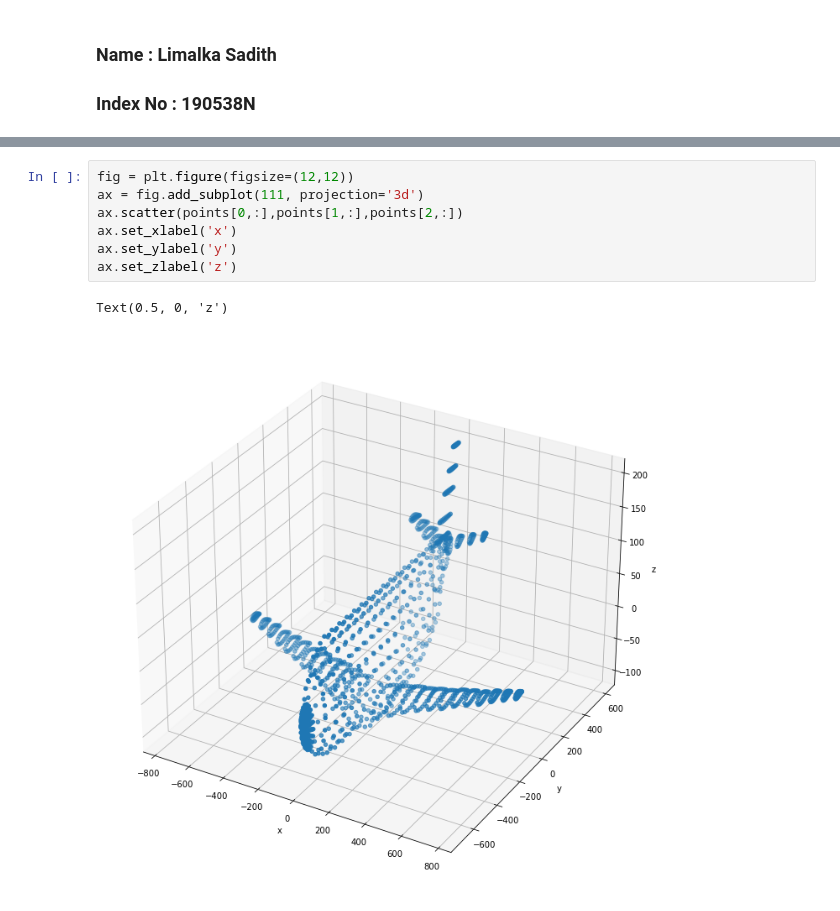
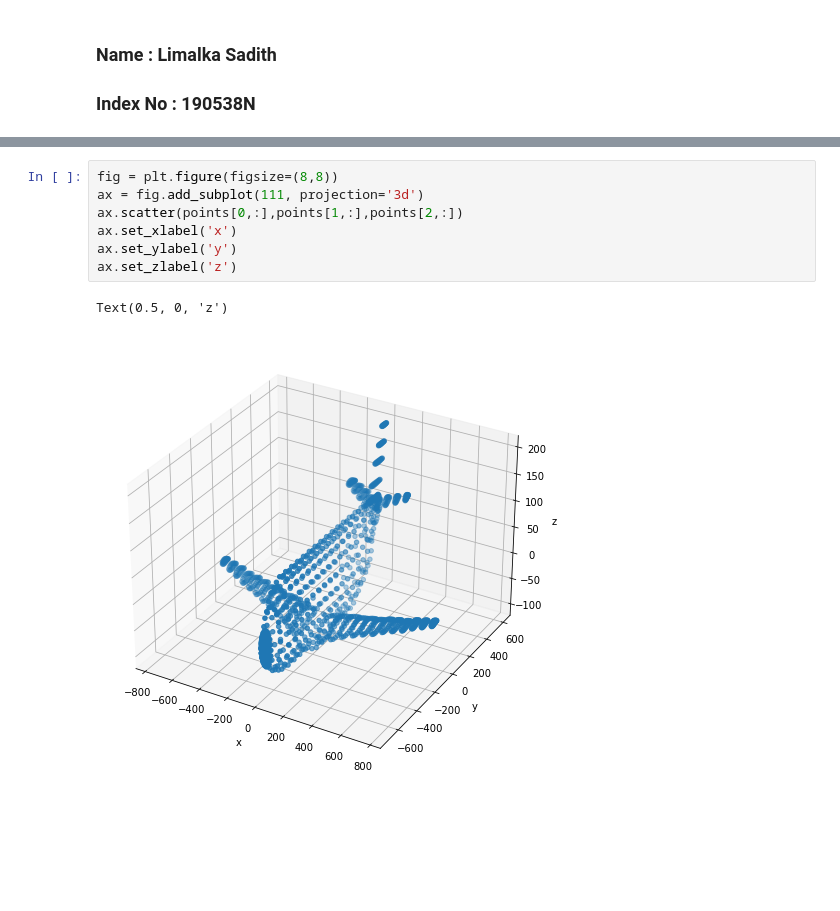
Before and after one commit to limalkasadith/S4-EN2550-Workspace, a Jupyter notebook: Exercises/Exersise 7/190538N_Excercise_07.ipynb, the cells around one changed output, grey strips where cells are left out. Saved outputs shown, nothing was run; the diff lists cells and outputs as text; blank space fills up the shorter version.

```diff
--- a/Exercises/Exersise 7/190538N_Excercise_07.ipynb
+++ b/Exercises/Exersise 7/190538N_Excercise_07.ipynb
@@ -26,10 +55,10 @@ points = points - np.mean(points,axis=1).reshape(3,1)
 # %%
-fig = plt.figure(figsize=(12,12))
+fig = plt.figure(figsize=(8,8))
 ax = fig.add_subplot(111, projection='3d')
 ax.scatter(points[0,:],points[1,:],points[2,:])
 ax.set_xlabel('x')
 ax.set_ylabel('y')
 ax.set_zlabel('z')
 # %% [output]
 Text(0.5, 0, 'z')
-[figure, old version]
+[figure, new version]
```
Also changed, not shown: parts of 6 cells of this notebook, 3 other files.
